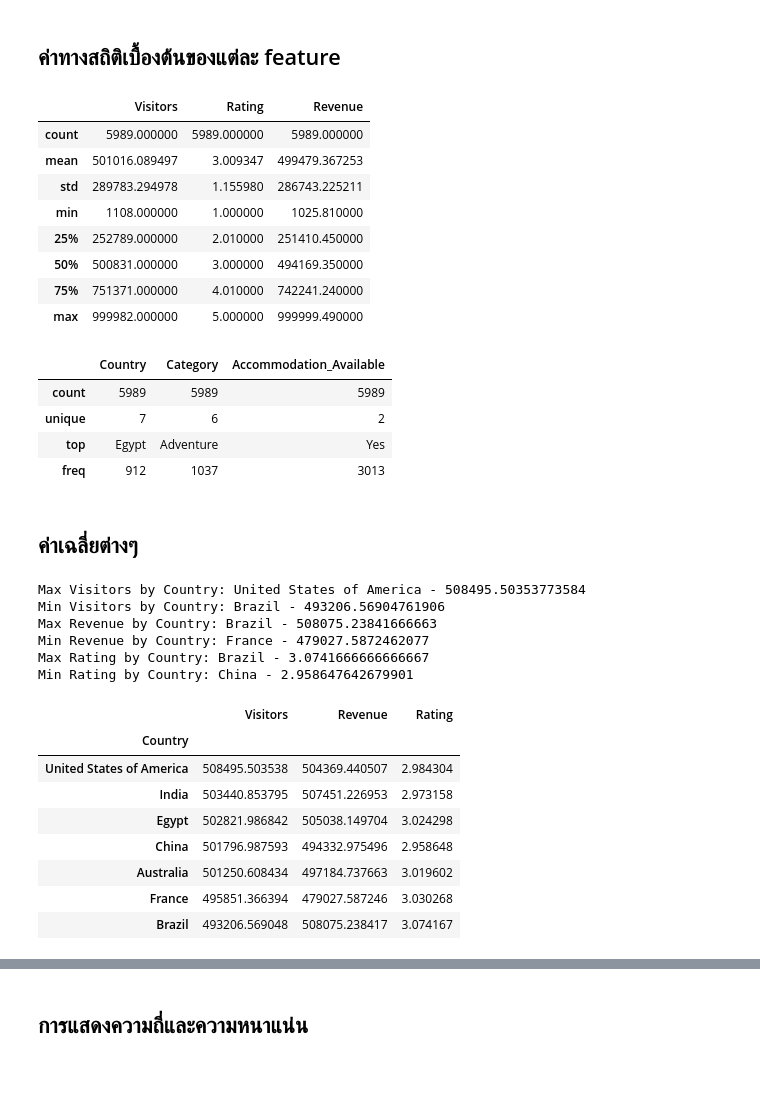
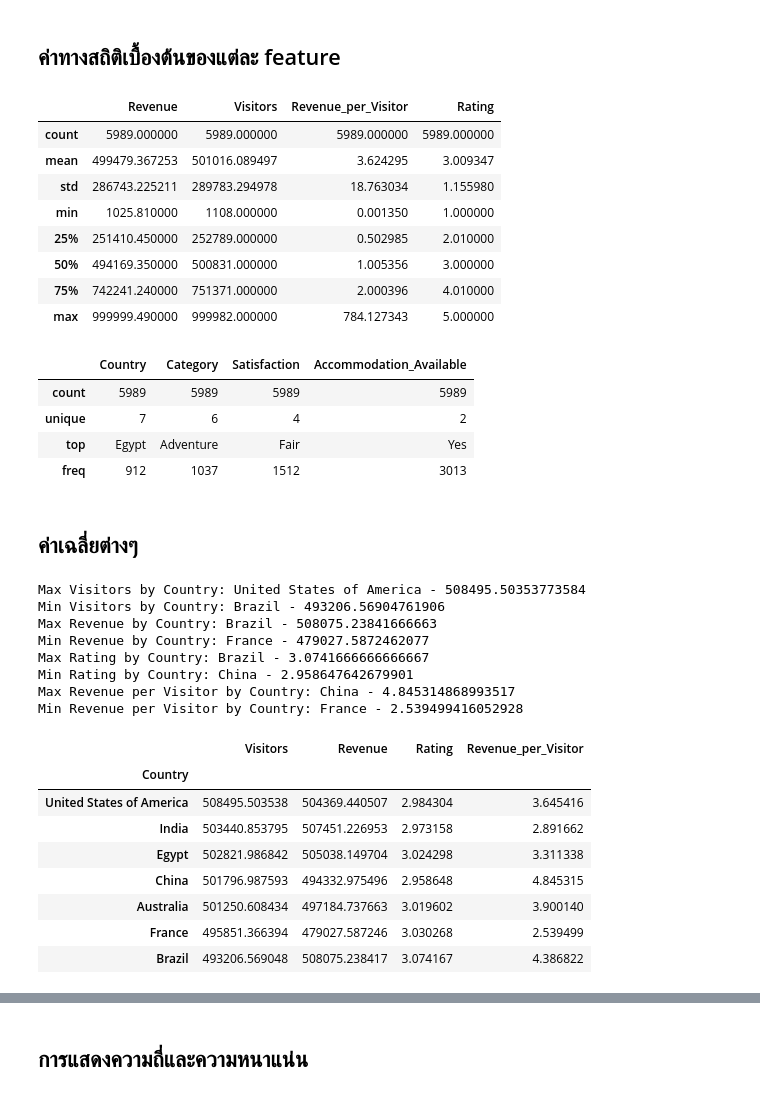
Before and after one commit to Mirai-Kuma/DSProject, a Jupyter notebook: Tourism_REAL.ipynb, the cells around one changed output, grey strips where cells are left out. Cells and saved outputs as stored; diff of their text form; code cells hidden in the pictures.

```diff
--- a/Tourism_REAL.ipynb
+++ b/Tourism_REAL.ipynb
@@ -94,7 +94,7 @@ tour['Revenue_per_Visitor'] = tour['Revenue'] / tour['Visitors']
 # %% [markdown]
 จัดเรียงตำแหน่งคอลัมน์ใหม่ให้คอลัมน์ที่มีความเกี่ยวข้องกันอยู่ใกล้เคียงกัน
 # %%
-new_order = ['Location', 'Country', 'Category', 'Revenue', 'Visitors', 'Revenue_per_Visitor', 'Rating', 'Satisfaction', 'Accommodation_Available']
+new_order = ['ID', 'Location', 'Country', 'Category', 'Revenue', 'Visitors', 'Revenue_per_Visitor', 'Rating', 'Satisfaction', 'Accommodation_Available']
 tour = tour[new_order]
 tour
 # %% [output]
@@ -118,52 +118,57 @@ tour
 # %%
 tour.describe().drop(columns=['ID'])
 # %% [output]
-|  | Visitors | Rating | Revenue |
-| count | 5989.000000 | 5989.000000 | 5989.000000 |
-| mean | 501016.089497 | 3.009347 | 499479.367253 |
-| std | 289783.294978 | 1.155980 | 286743.225211 |
-| min | 1108.000000 | 1.000000 | 1025.810000 |
-| 25% | 252789.000000 | 2.010000 | 251410.450000 |
-| 50% | 500831.000000 | 3.000000 | 494169.350000 |
-| 75% | 751371.000000 | 4.010000 | 742241.240000 |
-| max | 999982.000000 | 5.000000 | 999999.490000 |
+|  | Revenue | Visitors | Revenue_per_Visitor | Rating |
+| count | 5989.000000 | 5989.000000 | 5989.000000 | 5989.000000 |
+| mean | 499479.367253 | 501016.089497 | 3.624295 | 3.009347 |
+| std | 286743.225211 | 289783.294978 | 18.763034 | 1.155980 |
+| min | 1025.810000 | 1108.000000 | 0.001350 | 1.000000 |
+| 25% | 251410.450000 | 252789.000000 | 0.502985 | 2.010000 |
+| 50% | 494169.350000 | 500831.000000 | 1.005356 | 3.000000 |
+| 75% | 742241.240000 | 751371.000000 | 2.000396 | 4.010000 |
+| max | 999999.490000 | 999982.000000 | 784.127343 | 5.000000 |
 # %%
 tour.describe(include='object').drop(columns=['Location'])
 # %% [output]
-|  | Country | Category | Accommodation_Available |
-| count | 5989 | 5989 | 5989 |
-| unique | 7 | 6 | 2 |
-| top | Egypt | Adventure | Yes |
-| freq | 912 | 1037 | 3013 |
+|  | Country | Category | Satisfaction | Accommodation_Available |
+| count | 5989 | 5989 | 5989 | 5989 |
+| unique | 7 | 6 | 4 | 2 |
+| top | Egypt | Adventure | Fair | Yes |
+| freq | 912 | 1037 | 1512 | 3013 |
 # %% [markdown]
 ## ค่าเฉลี่ยต่างๆ
 # %%
 mean_df = pd.DataFrame(tour.groupby('Country')['Visitors'].mean().sort_values(ascending=False))
 mean_df = mean_df.join(tour.groupby('Country')['Revenue'].mean().sort_values(ascending=False))
 mean_df = mean_df.join(tour.groupby('Country')['Rating'].mean().sort_values(ascending=False))
+mean_df = mean_df.join(tour.groupby('Country')['Revenue_per_Visitor'].mean().sort_values(ascending=False))
 print('Max Visitors by Country:', mean_df['Visitors'].idxmax(), '-', mean_df['Visitors'].max())
 print('Min Visitors by Country:', mean_df['Visitors'].idxmin(), '-', mean_df['Visitors'].min())
 print('Max Revenue by Country:', mean_df['Revenue'].idxmax(), '-', mean_df['Revenue'].max())
 print('Min Revenue by Country:', mean_df['Revenue'].idxmin(), '-', mean_df['Revenue'].min())
 print('Max Rating by Country:', mean_df['Rating'].idxmax(), '-', mean_df['Rating'].max())
 print('Min Rating by Country:', mean_df['Rating'].idxmin(), '-', mean_df['Rating'].min())
+print('Max Revenue per Visitor by Country:', mean_df['Revenue_per_Visitor'].idxmax(), '-', mean_df['Revenue_per_Visitor'].max())
+print('Min Revenue per Visitor by Country:', mean_df['Revenue_per_Visitor'].idxmin(), '-', mean_df['Revenue_per_Visitor'].min())
 mean_df
 # %% [output]
 Max Visitors by Country: United States of America - 508495.50353773584
 Min Visitors by Country: Brazil - 493206.56904761906
 Max Revenue by Country: Brazil - 508075.23841666663
 Min Revenue by Country: France - 479027.5872462077
 Max Rating by Country: Brazil - 3.0741666666666667
 Min Rating by Country: China - 2.958647642679901
+Max Revenue per Visitor by Country: China - 4.845314868993517
+Min Revenue per Visitor by Country: France - 2.539499416052928
-|  | Visitors | Revenue | Rating |
-| Country |  |  |  |
-| United States of America | 508495.503538 | 504369.440507 | 2.984304 |
-| India | 503440.853795 | 507451.226953 | 2.973158 |
-| Egypt | 502821.986842 | 505038.149704 | 3.024298 |
-| China | 501796.987593 | 494332.975496 | 2.958648 |
-| Australia | 501250.608434 | 497184.737663 | 3.019602 |
-| France | 495851.366394 | 479027.587246 | 3.030268 |
-| Brazil | 493206.569048 | 508075.238417 | 3.074167 |
+|  | Visitors | Revenue | Rating | Revenue_per_Visitor |
+| Country |  |  |  |  |
+| United States of America | 508495.503538 | 504369.440507 | 2.984304 | 3.645416 |
+| India | 503440.853795 | 507451.226953 | 2.973158 | 2.891662 |
+| Egypt | 502821.986842 | 505038.149704 | 3.024298 | 3.311338 |
+| China | 501796.987593 | 494332.975496 | 2.958648 | 4.845315 |
+| Australia | 501250.608434 | 497184.737663 | 3.019602 | 3.900140 |
+| France | 495851.366394 | 479027.587246 | 3.030268 | 2.539499 |
+| Brazil | 493206.569048 | 508075.238417 | 3.074167 | 4.386822 |
 # %%
 avg_revenue = tour.groupby(['Country', 'Category'])['Revenue'].mean().sort_values().reset_index()
 avg_visitors = tour.groupby(['Country', 'Category'])['Visitors'].mean().sort_values().reset_index()
```
Also changed, not shown: parts of 5 cells of this notebook.
